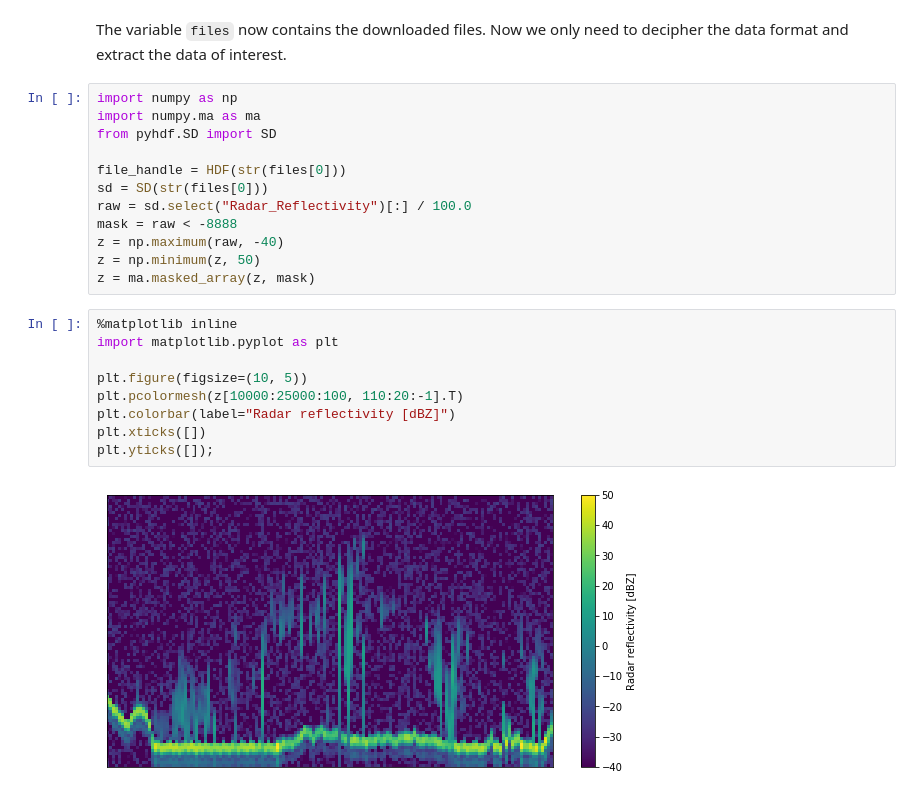
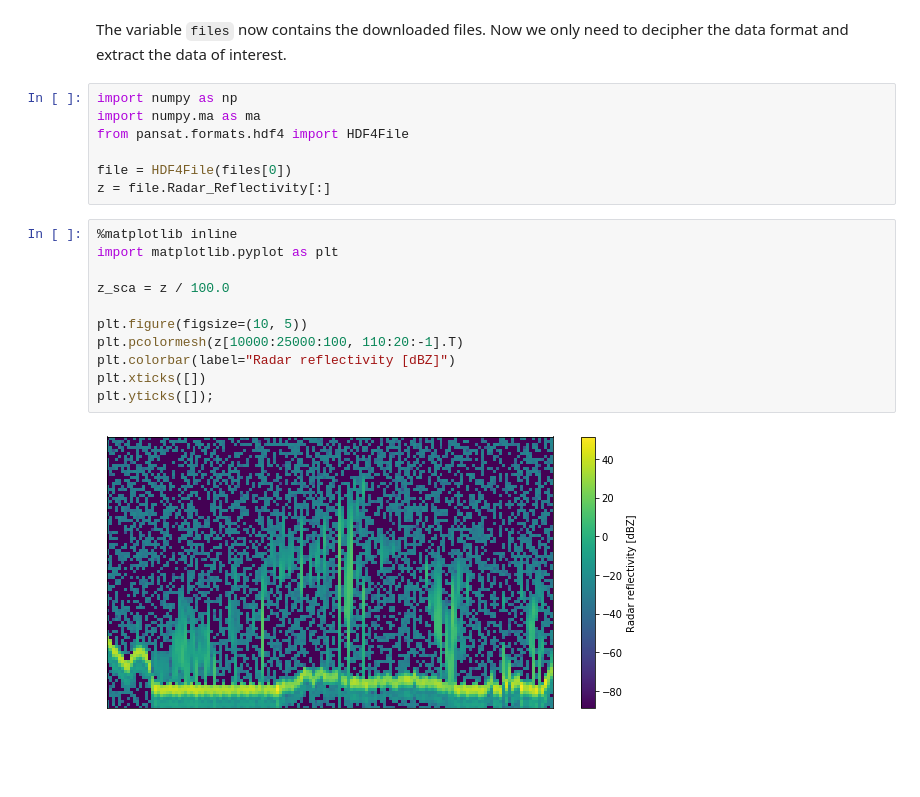
Before and after one commit to SEE-GEO/pansat, a Jupyter notebook: notebooks/products/cloud_sat.ipynb, the cells around one changed output. Saved outputs shown, nothing was run; the diff lists cells and outputs as text; blank space fills up the shorter version.

```diff
--- a/notebooks/products/cloud_sat.ipynb
+++ b/notebooks/products/cloud_sat.ipynb
@@ -14,25 +15,22 @@ PARSING IDENTITIES: {'pansat': ['Ar-atimTP4LxeKWxpGXTME6dABgDPLgHy8YPD2p0fGA=',
 # %% [markdown]
 The variable ``files`` now contains the downloaded files. Now we only need to decipher the data format and extract the data of interest.
-# %%
-import numpy as np
-import numpy.ma as ma
-from pyhdf.SD import SD
-
-file_handle = HDF(str(files[0]))
-sd = SD(str(files[0]))
-raw = sd.select("Radar_Reflectivity")[:] / 100.0
-mask = raw < -8888
-z = np.maximum(raw, -40)
-z = np.minimum(z, 50)
-z = ma.masked_array(z, mask)
+# %%
+import numpy as np
+import numpy.ma as ma
+from pansat.formats.hdf4 import HDF4File
+
+file = HDF4File(files[0])
+z = file.Radar_Reflectivity[:]
 # %%
 %matplotlib inline
 import matplotlib.pyplot as plt
+
+z_sca = z / 100.0
 
 plt.figure(figsize=(10, 5))
 plt.pcolormesh(z[10000:25000:100, 110:20:-1].T)
 plt.colorbar(label="Radar reflectivity [dBZ]")
 plt.xticks([])
 plt.yticks([]);
 # %% [output]
-[figure, old version]
+[figure, new version]
```
Also changed, not shown: parts of 2 cells of this notebook.
